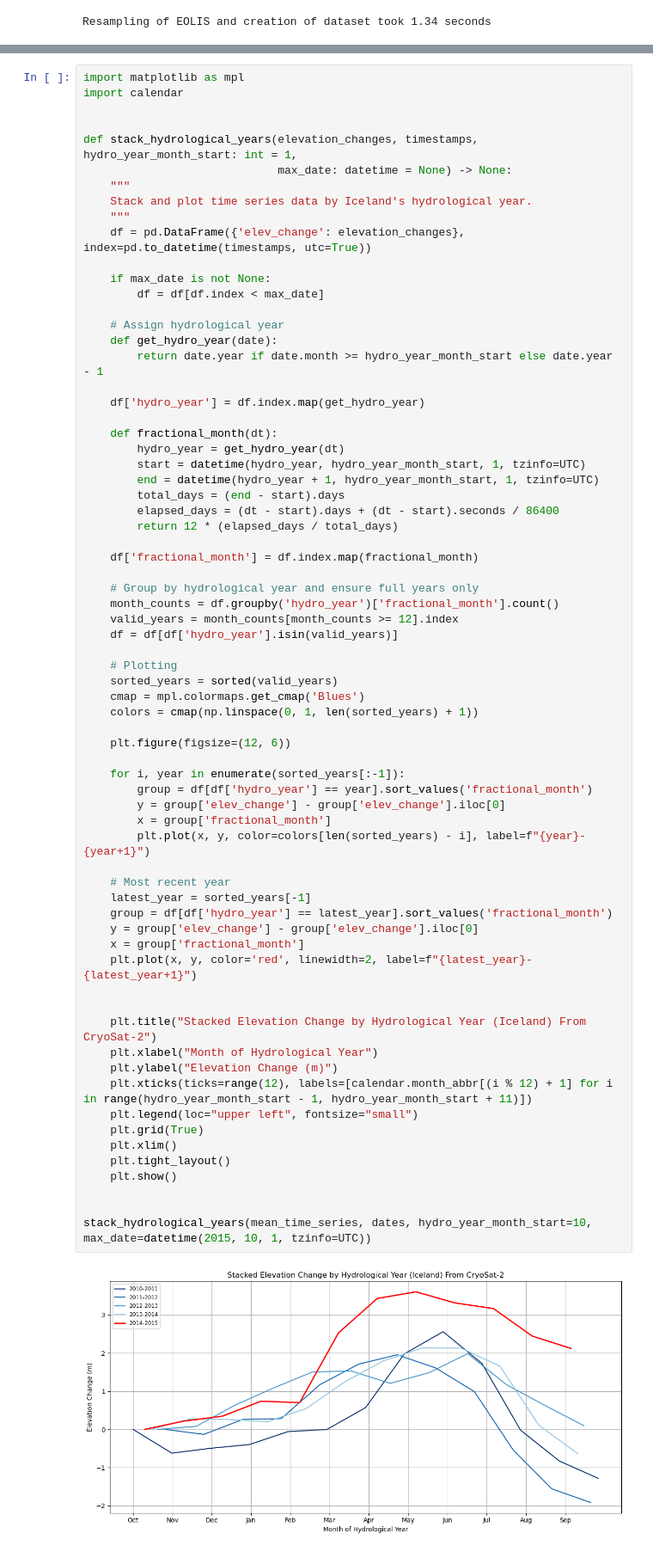
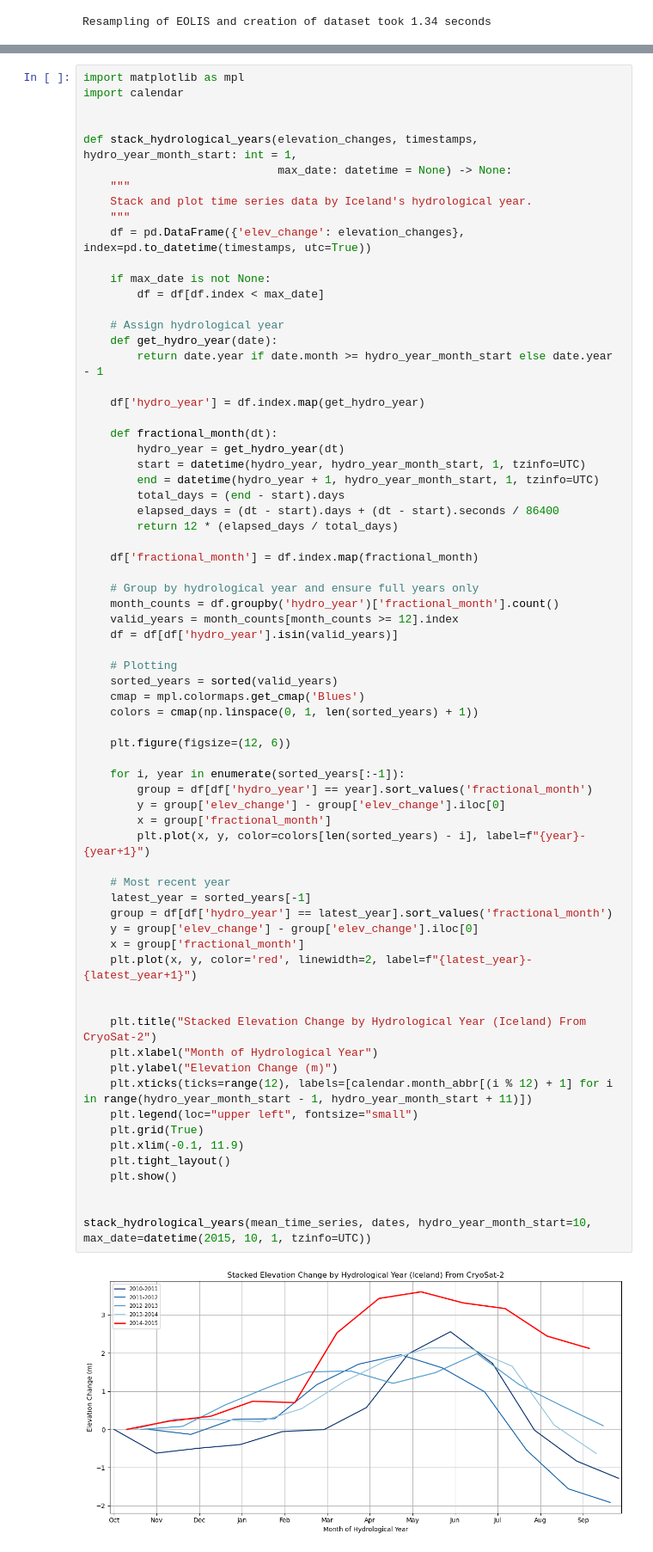
Before and after one commit to carolynmichael19/dtcg-notebooks, a Jupyter notebook: notebooks/create_l1_datacube.ipynb, the cells around one changed output, grey strips where cells are left out. Shown at 86% size. Saved outputs shown, nothing was run; the diff lists cells and outputs as text.

```diff
--- a/notebooks/create_l1_datacube.ipynb
+++ b/notebooks/create_l1_datacube.ipynb
@@ -444,32 +444,32 @@ def stack_hydrological_years(elevation_changes, timestamps, hydro_year_month_sta
     colors = cmap(np.linspace(0, 1, len(sorted_years) + 1))
 
     plt.figure(figsize=(12, 6))
 
     for i, year in enumerate(sorted_years[:-1]):
         group = df[df['hydro_year'] == year].sort_values('fractional_month')
         y = group['elev_change'] - group['elev_change'].iloc[0]
         x = group['fractional_month']
         plt.plot(x, y, color=colors[len(sorted_years) - i], label=f"{year}-{year+1}")
 
     # Most recent year
     latest_year = sorted_years[-1]
     group = df[df['hydro_year'] == latest_year].sort_values('fractional_month')
     y = group['elev_change'] - group['elev_change'].iloc[0]
     x = group['fractional_month']
     plt.plot(x, y, color='red', linewidth=2, label=f"{latest_year}-{latest_year+1}")
 
 
     plt.title("Stacked Elevation Change by Hydrological Year (Iceland) From CryoSat-2")
     plt.xlabel("Month of Hydrological Year")
     plt.ylabel("Elevation Change (m)")
     plt.xticks(ticks=range(12), labels=[calendar.month_abbr[(i % 12) + 1] for i in range(hydro_year_month_start - 1, hydro_year_month_start + 11)])
     plt.legend(loc="upper left", fontsize="small")
     plt.grid(True)
-    plt.xlim()
+    plt.xlim(-0.1, 11.9)
     plt.tight_layout()
     plt.show()
 
 
 stack_hydrological_years(mean_time_series, dates, hydro_year_month_start=10, max_date=datetime(2015, 10, 1, tzinfo=UTC))
 # %% [output]
-[figure, old version]
+[figure, new version]
```
